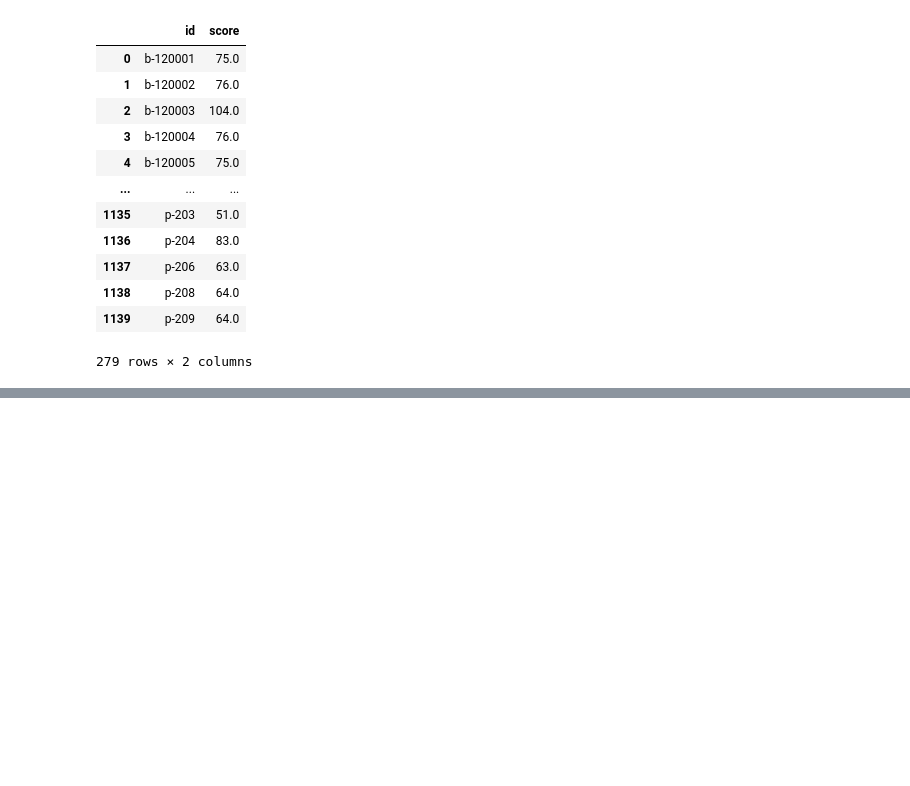
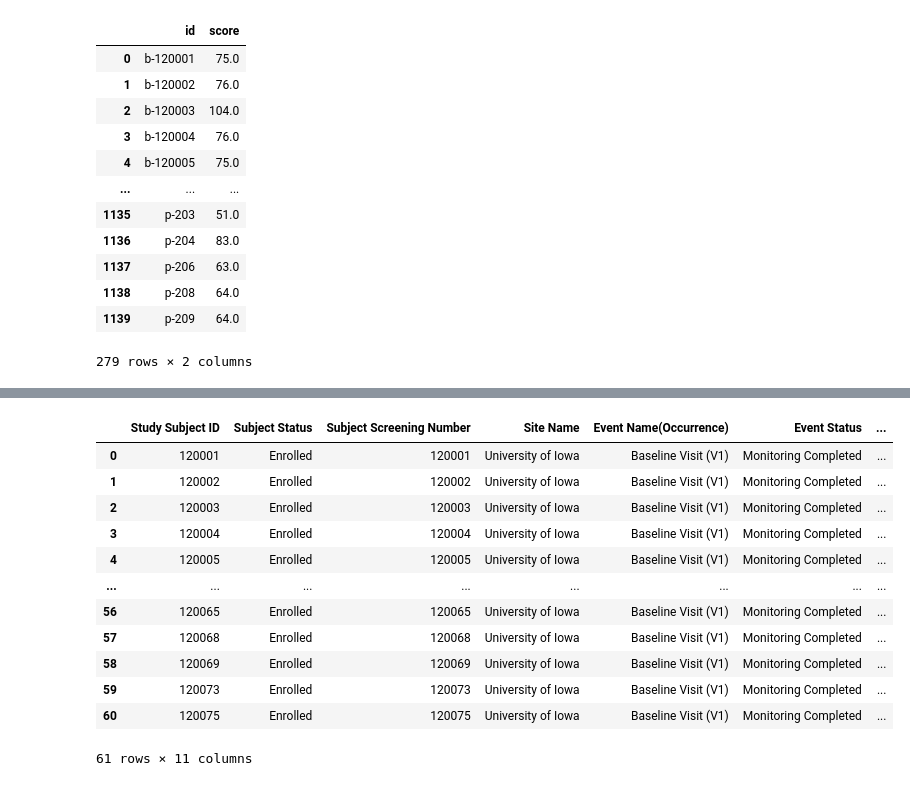
Before and after one commit to EliC421/cpsy-25, a Jupyter notebook: code/utils/data_prep/aggregate_utils/dsst_util.ipynb, the cells around one changed output, grey strips where cells are left out. Saved outputs shown, nothing was run; the diff lists cells and outputs as text; code cells hidden in the pictures; blank space fills up the shorter version.

```diff
--- a/code/utils/data_prep/aggregate_utils/dsst_util.ipynb
+++ b/code/utils/data_prep/aggregate_utils/dsst_util.ipynb
@@ -161,0 +179,17 @@ plt.show()
+# %%
+b_df = b_df[b_df['Study Subject ID']<120076]
+b_df
+# %% [output]
+|  | Study Subject ID | Subject Status | Subject Screening Number | Site Name | Event Name(Occurrence) | Event Status | ... |
+| 0 | 120001 | Enrolled | 120001 | University of Iowa | Baseline Visit (V1) | Monitoring Completed | ... |
+| 1 | 120002 | Enrolled | 120002 | University of Iowa | Baseline Visit (V1) | Monitoring Completed | ... |
+| 2 | 120003 | Enrolled | 120003 | University of Iowa | Baseline Visit (V1) | Monitoring Completed | ... |
+| 3 | 120004 | Enrolled | 120004 | University of Iowa | Baseline Visit (V1) | Monitoring Completed | ... |
+| 4 | 120005 | Enrolled | 120005 | University of Iowa | Baseline Visit (V1) | Monitoring Completed | ... |
+| ... | ... | ... | ... | ... | ... | ... | ... |
+| 56 | 120065 | Enrolled | 120065 | University of Iowa | Baseline Visit (V1) | Monitoring Completed | ... |
+| 57 | 120068 | Enrolled | 120068 | University of Iowa | Baseline Visit (V1) | Monitoring Completed | ... |
+| 58 | 120069 | Enrolled | 120069 | University of Iowa | Baseline Visit (V1) | Monitoring Completed | ... |
+| 59 | 120073 | Enrolled | 120073 | University of Iowa | Baseline Visit (V1) | Monitoring Completed | ... |
+| 60 | 120075 | Enrolled | 120075 | University of Iowa | Baseline Visit (V1) | Monitoring Completed | ... |
+61 rows × 11 columns
```
Also changed, not shown: parts of 7 cells of this notebook, 29 other files.
